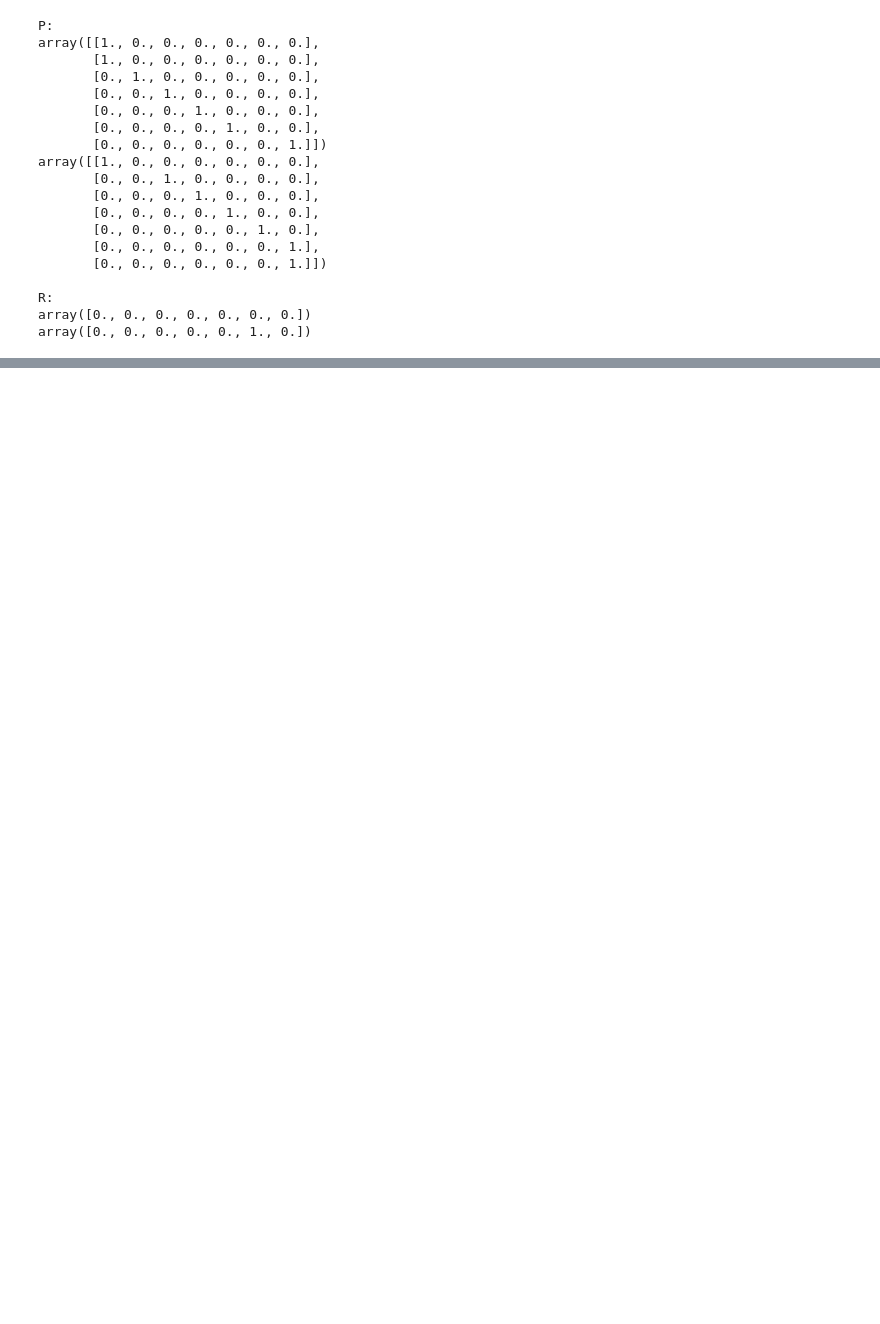
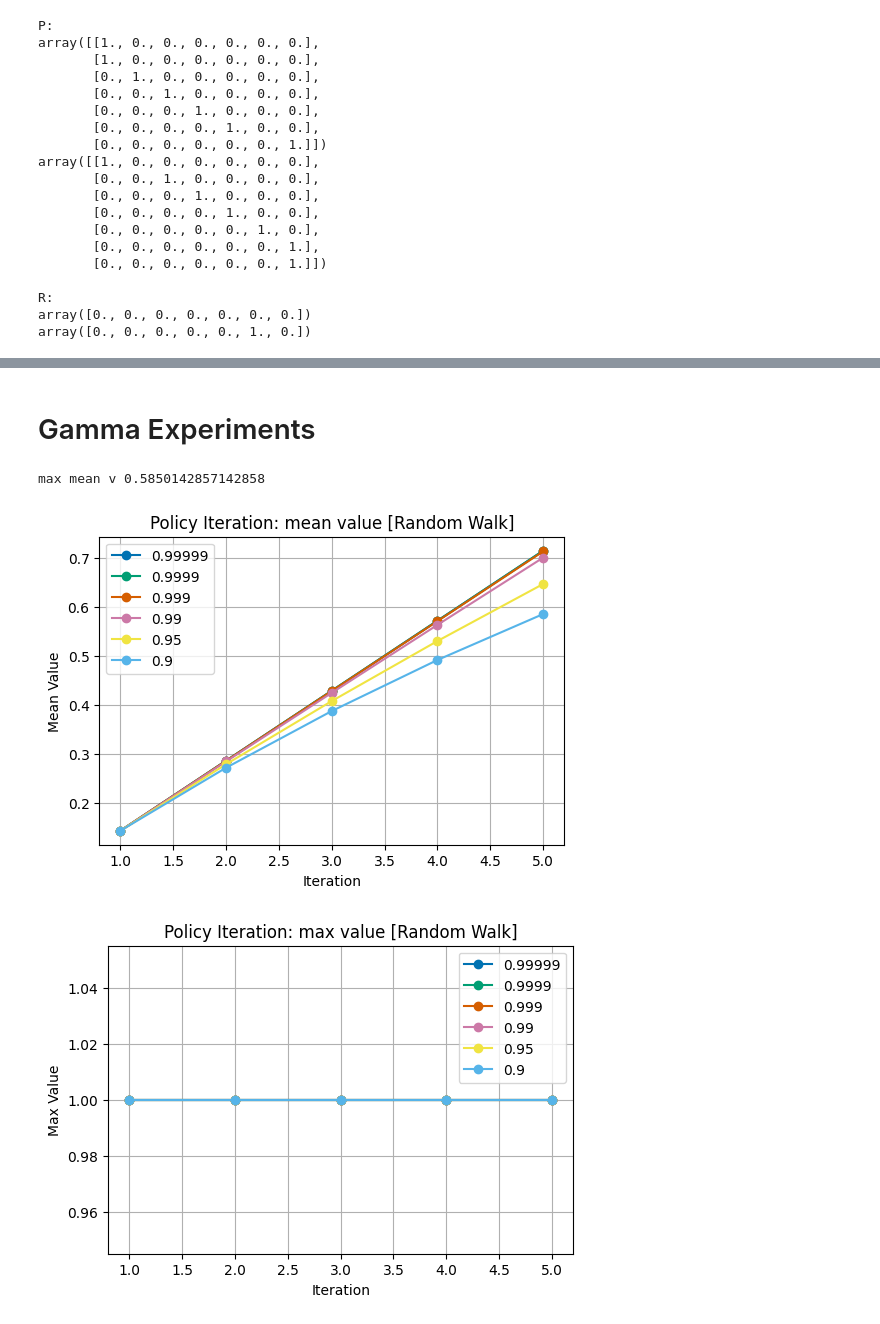
Before and after one commit to fonylew/machine-learning, a Jupyter notebook: reinforcement_learning/randomwalk.ipynb, the cells around one changed output, grey strips where cells are left out. Cells and saved outputs as stored; diff of their text form; code cells hidden in the pictures; blank space fills up the shorter version.

```diff
--- a/reinforcement_learning/randomwalk.ipynb
+++ b/reinforcement_learning/randomwalk.ipynb
@@ -283,0 +303,46 @@ epsilons = [0.01, 0.005, 0.001]
+# %% [markdown]
+# Gamma Experiments
+# %%
+task = "Random Walk"
+method = "Policy Iteration"
+results = []
+x_list = [0.99999, 0.9999, 0.999, 0.99, 0.95, 0.9]
+for x in x_list:
+    args = {"transitions":P, "reward":R, "gamma":x,"epsilon":0.01, "max_iter":10**5, "skip_check":True, "run_stat_frequency":1}
+    pi = mdp.PolicyIterationModified(**args)
+    pi.run()
+
+    pi_result = record(pi.run_stats, ["Mean V", "Max V", "Iteration", "times"])
+    results.append(pi_result)
+    num_iters = len(pi_result["Mean V"])
+
+print("max mean v", max(pi_result["Mean V"]))
+
+style = "o-"
+plt.ylabel("Mean Value")
+plt.xlabel("Iteration")
+plt.title(f"{method}: mean value [{task}]")
+for i, x in enumerate(x_list):
+    plt.plot(results[i]["Iteration"], results[i]["Mean V"], style)
+plt.legend(x_list, loc='best')
+plt.show()
+
+plt.ylabel("Max Value")
+plt.xlabel("Iteration")
+plt.title(f"{method}: max value [{task}]")
+for i, x in enumerate(x_list):
+    plt.plot(results[i]["Iteration"], results[i]["Max V"], style)
+plt.legend(x_list, loc='best')
+plt.show()
+
+plt.ylabel("Time (seconds)")
+plt.xlabel("Iteration")
+plt.title(f"{method}: Time elapse [{task}]")
+plt.legend(x_list, loc='best')
+for i, x in enumerate(x_list):
+    plt.plot(results[i]["Iteration"], results[i]["times"], style)
+plt.show()
+# %% [output]
+max mean v 0.5850142857142858
+[figure, added]
+[figure, added]
```
Also changed, not shown: parts of 24 cells of this notebook, 4 other files.
